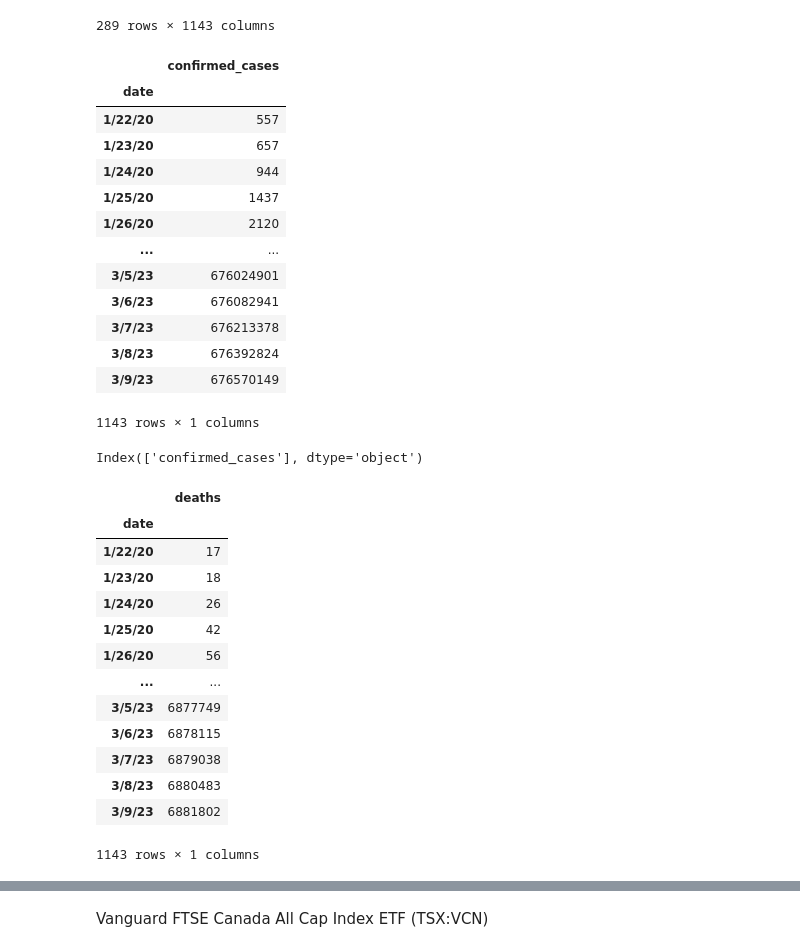
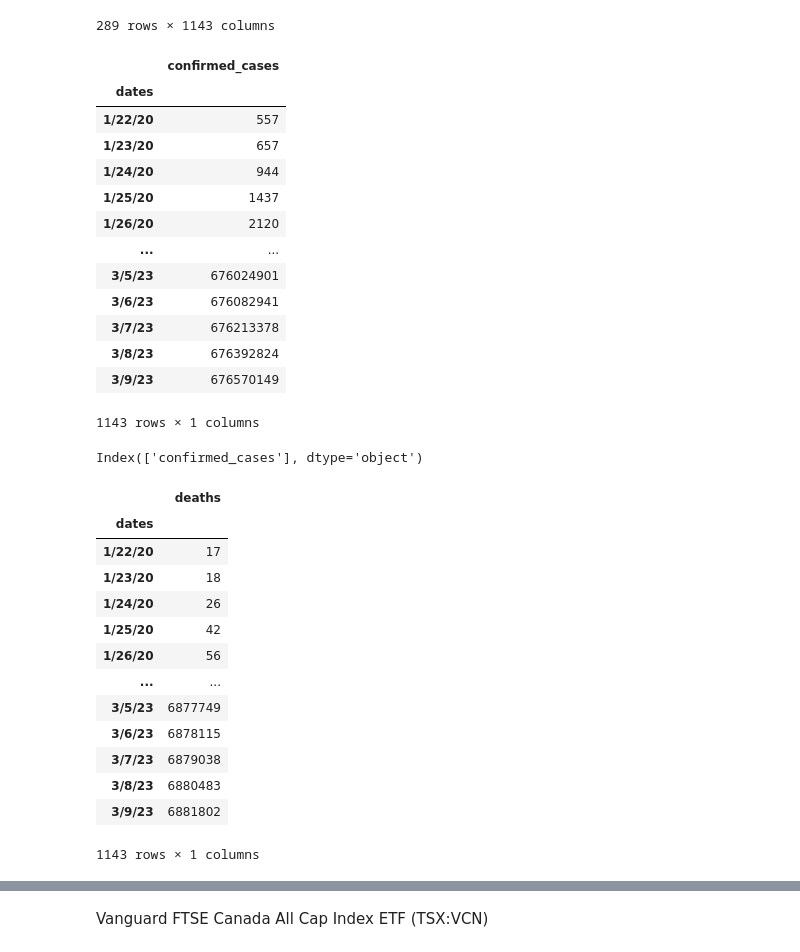
Before and after one commit to Dhvani811/Covid19Project, a Jupyter notebook: Final_Project.ipynb, the cells around one changed output, grey strips where cells are left out. Saved outputs shown, nothing was run; the diff lists cells and outputs as text; code cells hidden in the pictures.

```diff
--- a/Final_Project.ipynb
+++ b/Final_Project.ipynb
@@ -78,16 +78,18 @@ df1
 289 rows × 1143 columns
 # %%
 confirmed_cases = df1.sum()
-confirmed_cases.index.name = 'date'
+confirmed_cases.index.name = 'dates'
 confirmed_cases.name = 'confirmed_cases'
 
 df3 = pd.DataFrame(confirmed_cases)
+
+
 df3.reset_index()
 
 df3
 # %% [output]
 |  | confirmed_cases |
-| date |  |
+| dates |  |
 | 1/22/20 | 557 |
 | 1/23/20 | 657 |
 | 1/24/20 | 944 |
@@ -106,14 +108,14 @@ df3.columns
 Index(['confirmed_cases'], dtype='object')
 # %%
 deaths = df2.sum(axis=0)
-deaths.index.name = 'date'
+deaths.index.name = 'dates'
 
 deaths.name = 'deaths'
 df4 = pd.DataFrame(deaths)
 df4
 # %% [output]
 |  | deaths |
-| date |  |
+| dates |  |
 | 1/22/20 | 17 |
 | 1/23/20 | 18 |
 | 1/24/20 | 26 |
```
Also changed, not shown: parts of 18 cells of this notebook.
